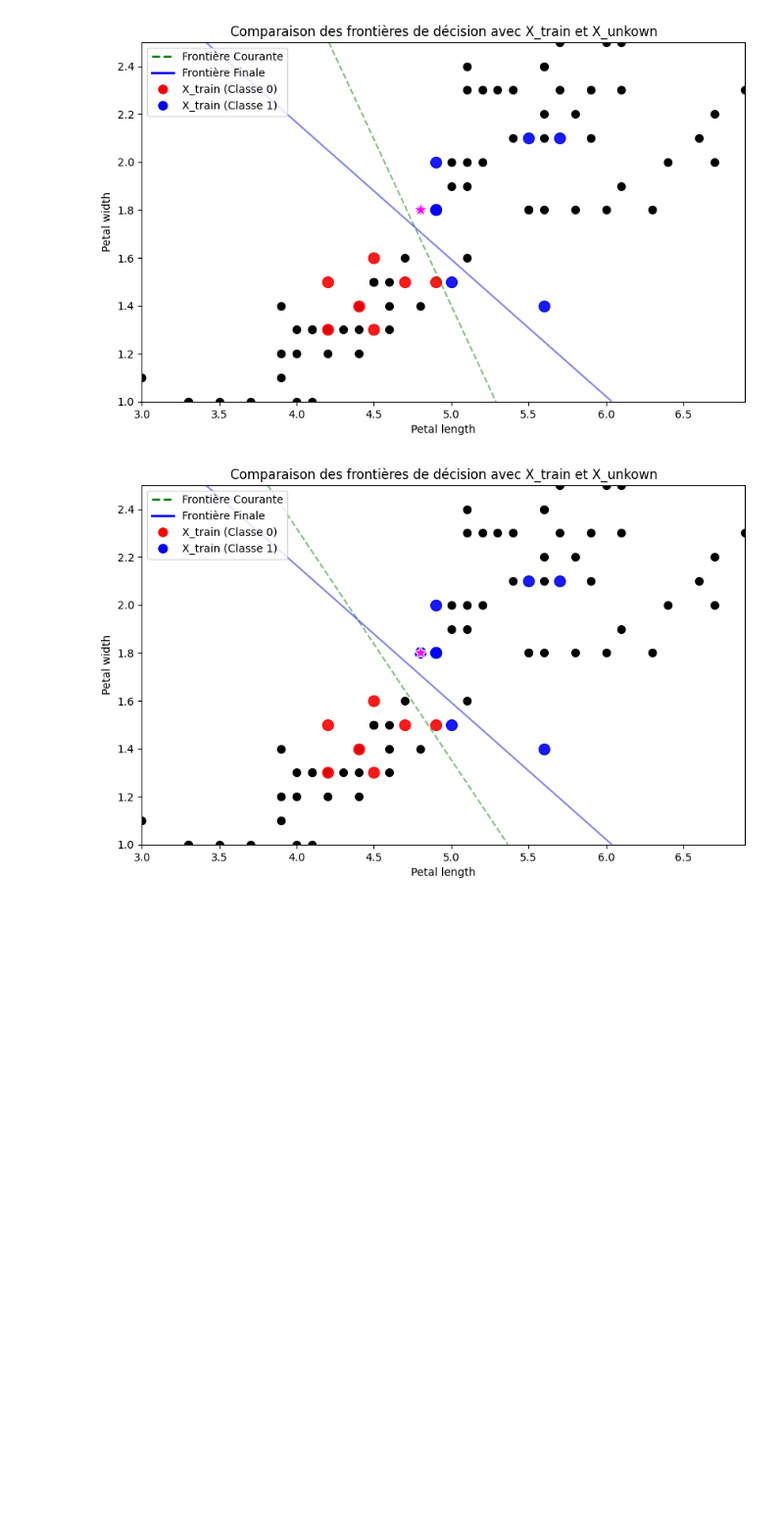
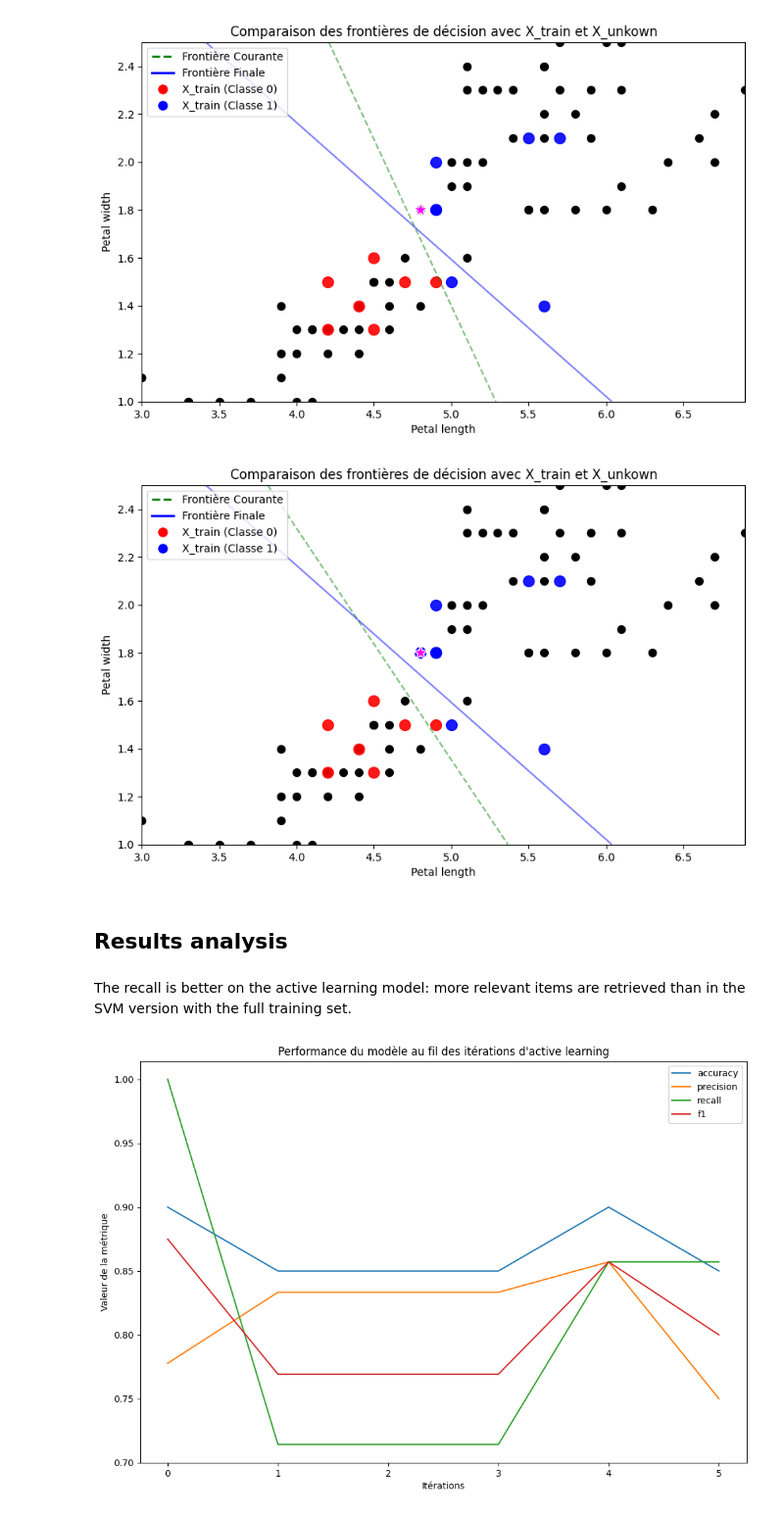
Before and after one commit to lkals/active_learning, a Jupyter notebook: svm.ipynb, the cells around one changed output. Shown at 98% size. Saved outputs shown, nothing was run; the diff lists cells and outputs as text; code cells hidden in the pictures; blank space fills up the shorter version.

Commit message:
Update README and adding perf analysis

```diff
--- a/svm.ipynb
+++ b/svm.ipynb
@@ -163,6 +183,9 @@ We separate the dataset into a big pool of unlabeled data and a small training s
 At each iteration, we'll add a label to a point we feel is the most uncertain, and our model will, after just a few iterations, perform better.
 # %%
 def active_learning_iterations(X,y,n_iterations):
+
+    metrics_history = {'accuracy': [], 'precision': [], 'recall': [], 'f1': [], 'auc': []}
+
 
     X_pool, X_test, y_pool, y_test = train_test_split(X, y, test_size=0.2, random_state=2)
 
@@ -179,10 +202,17 @@ def active_learning_iterations(X,y,n_iterations):
     classifier = LinearSVC(dual=False)
     classifier.fit(X_train, y_train)
 
+    # Évaluation du modèle actuel
+    metrics = evaluate_model(classifier, X_test, y_test)
+    # Stocker les métriques pour cette itération
+    for key in metrics_history.keys():
+        metrics_history[key].append(metrics[key])
+
     border_points = find_most_uncertain(classifier,X_pool,unlabelled_indexes)
     unlabelled_indexes.remove(border_points)
 
     plot_final_and_current_frontier(final_classifier,classifier,X_pool,y_pool,train_indexes,unlabelled_indexes)
+
 
     for i in range(n_iterations):
 
@@ -194,8 +224,13 @@ def active_learning_iterations(X,y,n_iterations):
         curr_classifier=SVC(kernel='linear')
         curr_classifier.fit(X_train, y_train)
 
+         # Évaluation du modèle actuel
+        metrics = evaluate_model(curr_classifier, X_test, y_test)
+        # Stocker les métriques pour cette itération
+        for key in metrics_history.keys():
+            metrics_history[key].append(metrics[key])
+
         border_points = find_most_uncertain(classifier,X_pool,unlabelled_indexes)
-
         unlabelled_indexes.remove(border_points)
 
         plot_final_and_current_frontier(final_classifier,curr_classifier,X_pool,y_pool,train_indexes,unlabelled_indexes,border_points)
@@ -203,8 +238,10 @@ def active_learning_iterations(X,y,n_iterations):
         X=X_train
         y=y_train
         classifier=curr_classifier
+
+    return metrics_history
 # %%
-active_learning_iterations(X,y,5)
+metrics_history=active_learning_iterations(X,y,5)
 # %% [output]
 [figure]
 [figure]
@@ -212,3 +249,26 @@ active_learning_iterations(X,y,5)
 [figure]
 [figure]
 [figure]
+# %%
+def plot_performance(metrics_history):
+
+    plt.figure(figsize=(12, 8))
+
+    # Tracer chaque métrique
+    for metric, values in metrics_history.items():
+        if values[0] is not None:  # Vérifier si la métrique a été calculée
+            plt.plot(values, label=metric)
+
+    plt.xlabel('Itérations')
+    plt.ylabel('Valeur de la métrique')
+    plt.title('Performance du modèle au fil des itérations d\'active learning')
+    plt.legend()
+    plt.show()
+# %% [markdown]
+## Results analysis
+# %% [markdown]
+The recall is better on the active learning model: more relevant items are retrieved than in the SVM version with the full training set.
+# %%
+plot_performance(metrics_history)
+# %% [output]
+[figure, added]
```
Also changed, not shown: parts of 5 cells of this notebook, 1 other file.
